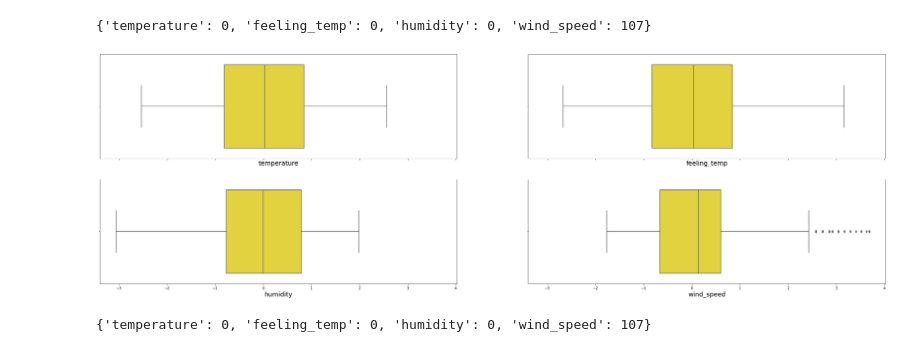
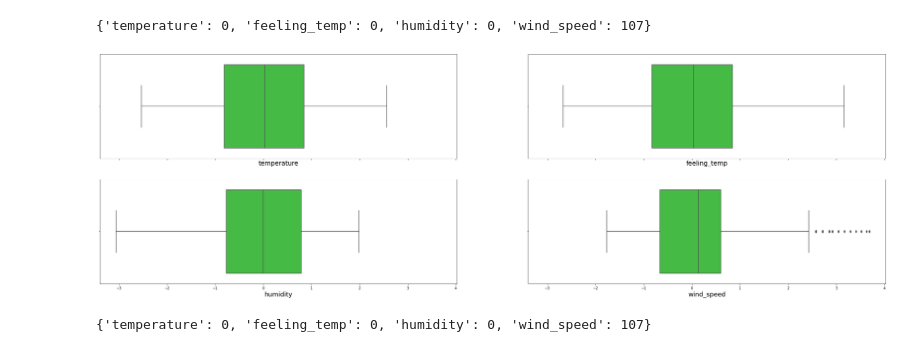
Before and after one commit to Timorig/bikes_prediction, a Jupyter notebook: Predicting_Bikes_demand_project.ipynb, the cells around one changed output. Drawn from its saved outputs; the diff is of its cells as text; code cells hidden in the pictures.

```diff
--- a/Predicting_Bikes_demand_project.ipynb
+++ b/Predicting_Bikes_demand_project.ipynb
@@ -771,13 +771,13 @@ number_outliers(scaled_numerical, 1.5)
 # %%
 scaled_numerical_features = scaled_numerical.columns
 
 fig, axes = plt.subplots(2, 2, figsize = (40, 12), sharex=True)
 
 for scaled_numerical_features, axes in zip(scaled_numerical_features, axes.ravel()):
-    sns.boxplot(scaled_numerical[scaled_numerical_features], ax=axes, color="#FDE725FF")
+    sns.boxplot(scaled_numerical[scaled_numerical_features], ax=axes, color='limegreen')
     axes.set_xlabel(scaled_numerical_features,size=18)
 # %% [output]
-[figure, old version]
+[figure, new version]
 # %%
 number_outliers(scaled_numerical, 1.5)
 # %% [output]
```
Also changed, not shown: parts of 6 cells of this notebook.
